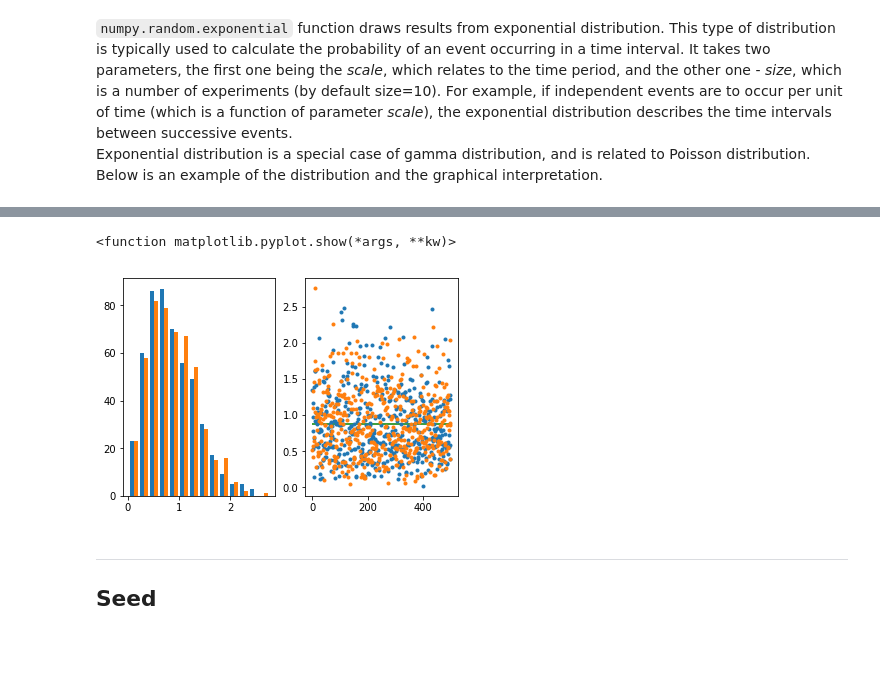
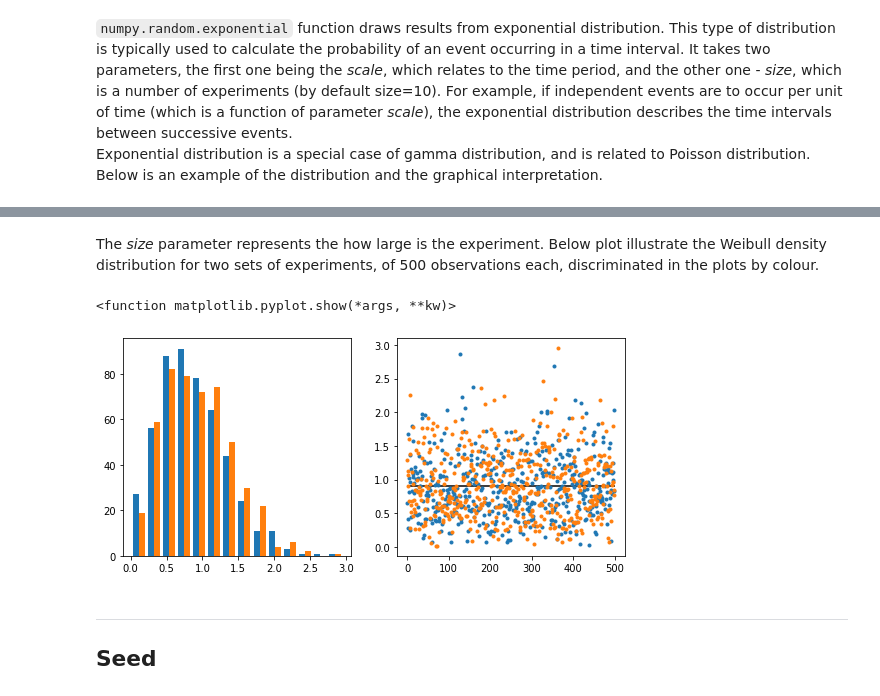
Before and after one commit to andkoc001/fun-with-numpy-random, a Jupyter notebook: exploring-random-numpy.ipynb, the cells around one changed output, grey strips where cells are left out. Drawn from its saved outputs; the diff is of its cells as text; code cells hidden in the pictures; blank space fills up the shorter version.

```diff
--- a/exploring-random-numpy.ipynb
+++ b/exploring-random-numpy.ipynb
@@ -299,16 +312,21 @@ plt.show # this command will hide away numeral values of the output - for clarit
+# %% [markdown]
+The _size_ parameter represents the how large is the experiment. Below plot illustrate the Weibull density distribution for two sets of experiments, of 500 observations each, discriminated in the plots by colour.
 # %%
 a = np.random.weibull(2, [500,2]) # the first parameter (shape), the second one (size) - to number of experiments (2 sets of 500 experiments)
+
+plt.figure(figsize=(9,4)) # size of the plot (width, height)
+
 plt.subplot(1, 2, 1)
 plt.hist(a, bins=14) # results of the two sets of experiments are represented by differnt colours
 
 plt.subplot(1, 2, 2)
 plt.plot(a, '.')
-plt.hlines((np.mean(a)),0,500, colors='g') # draws a horizontal line at mean-value for comparison purpose
+plt.hlines((np.mean(a)),0,500, colors='k') # draws a horizontal line at mean-value for comparison purpose
 
 plt.show # this command will hide away numeral values of the output - for clarity
 # %% [output]
 <function matplotlib.pyplot.show(*args, **kw)>
-[figure, old version]
+[figure, new version]
 # %% [markdown]
 ___
 ## Seed
```
Also changed, not shown: parts of 47 cells of this notebook.
